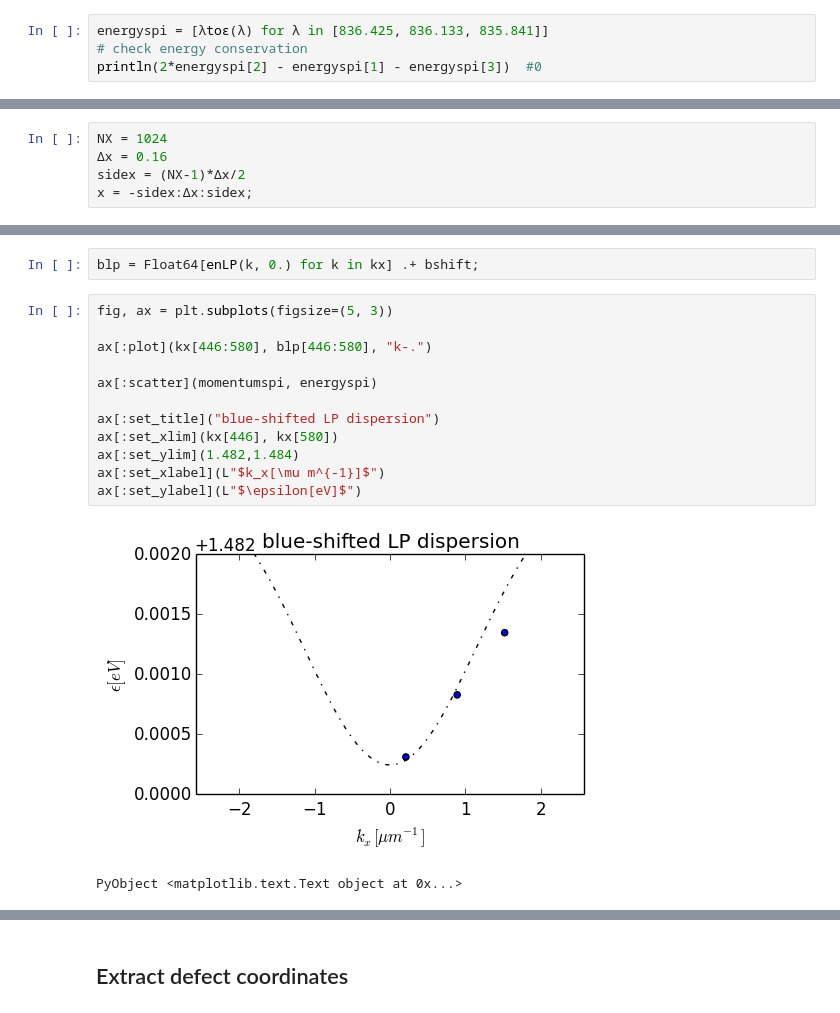
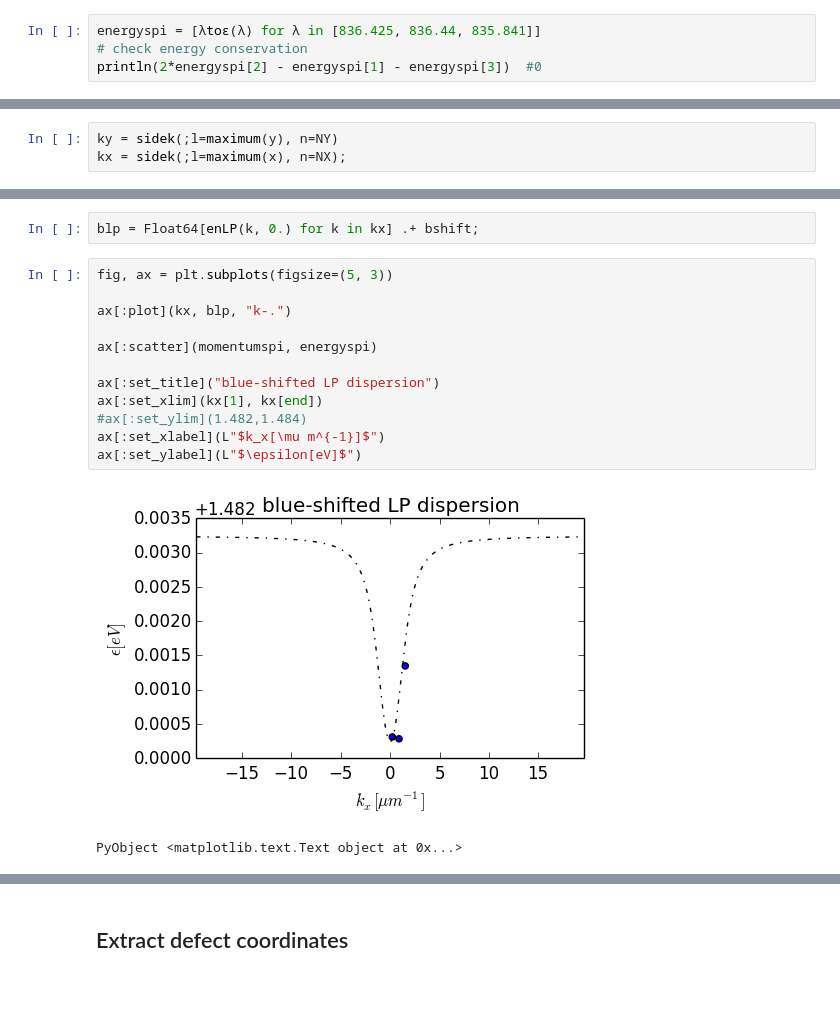
Before and after one commit to berceanu/notebooks, a Jupyter notebook: julia/april/fitting.ipynb, the cells around one changed output, grey strips where cells are left out. Drawn from its saved outputs; the diff is of its cells as text.

```diff
--- a/julia/april/fitting.ipynb
+++ b/julia/april/fitting.ipynb
@@ -75,5 +77,5 @@ $\epsilon[\text{eV}]=\frac{hc[\text{eV}\text{nm}]}{\lambda[\text{nm}]}$
 # %%
-energyspi = [λtoε(λ) for λ in [836.425, 836.133, 835.841]]
+energyspi = [λtoε(λ) for λ in [836.425, 836.44, 835.841]]
 # check energy conservation
 println(2*energyspi[2] - energyspi[1] - energyspi[3])  #0
 # %% [output]
@@ -127,5 +121,0 @@ Horizontal axis length, in $\mu m$.
-# %%
-NX = 1024
-Δx = 0.16
-sidex = (NX-1)*Δx/2
-x = -sidex:Δx:sidex;
@@ -137,3 +132,6 @@ kx = 2pi*fftshift(Various.fftfreq(NX, Δx));
+# %%
+ky = sidek(;l=maximum(y), n=NY)
+kx = sidek(;l=maximum(x), n=NX);
 # %% [markdown]
 ## Plotting dispersion
 # %%
@@ -141,16 +139,16 @@ blp = Float64[enLP(k, 0.) for k in kx] .+ bshift;
 # %%
 fig, ax = plt.subplots(figsize=(5, 3))
 
-ax[:plot](kx[446:580], blp[446:580], "k-.")
+ax[:plot](kx, blp, "k-.")
 
 ax[:scatter](momentumspi, energyspi)
 
 ax[:set_title]("blue-shifted LP dispersion")
-ax[:set_xlim](kx[446], kx[580])
-ax[:set_ylim](1.482,1.484)
+ax[:set_xlim](kx[1], kx[end])
+#ax[:set_ylim](1.482,1.484)
 ax[:set_xlabel](L"$k_x[\mu m^{-1}]$")
 ax[:set_ylabel](L"$\epsilon[eV]$")
 # %% [output]
-[figure, old version]
+[figure, new version]
 PyObject <matplotlib.text.Text object at 0x...>
 # %%
```
Also changed, not shown: parts of 43 cells of this notebook, 10 other files.
